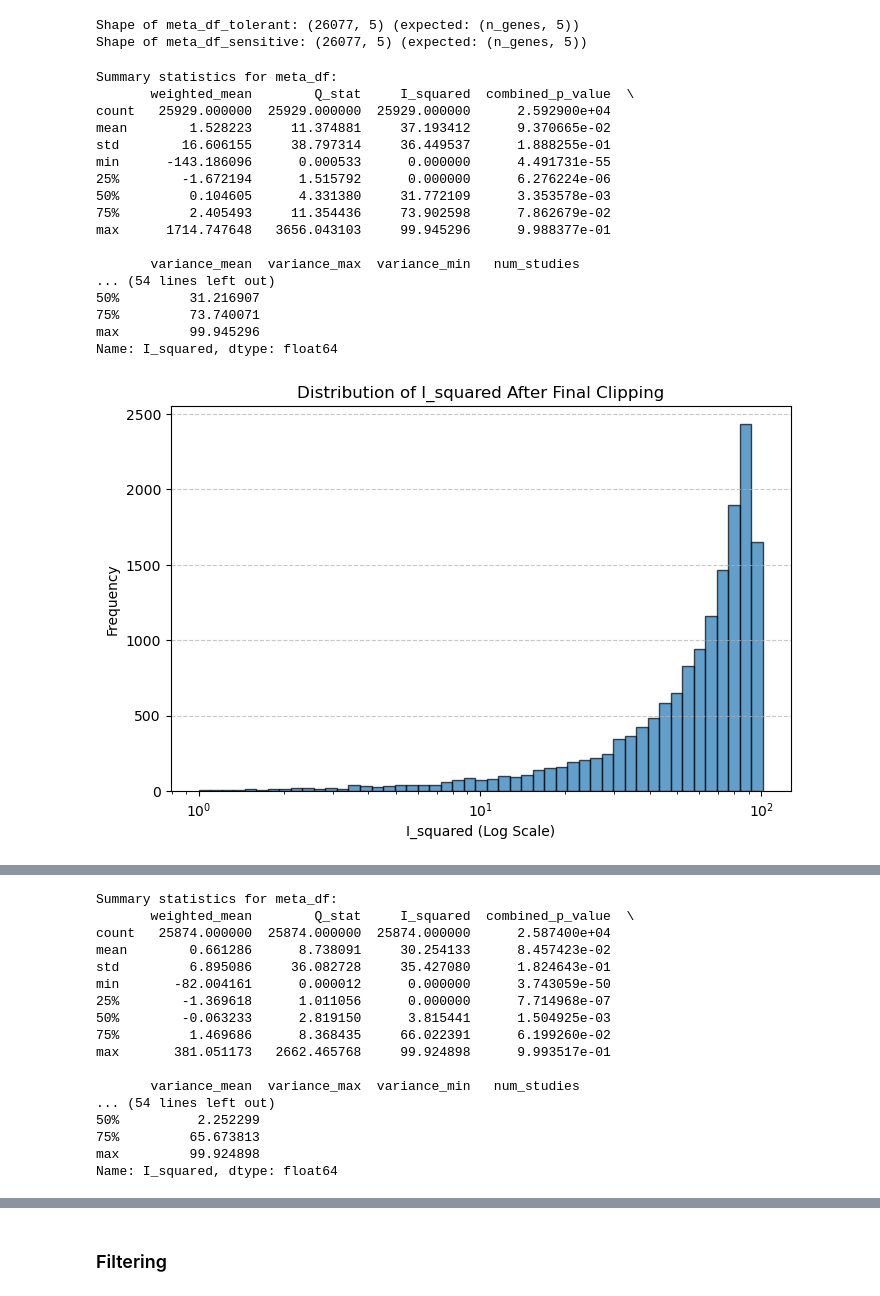
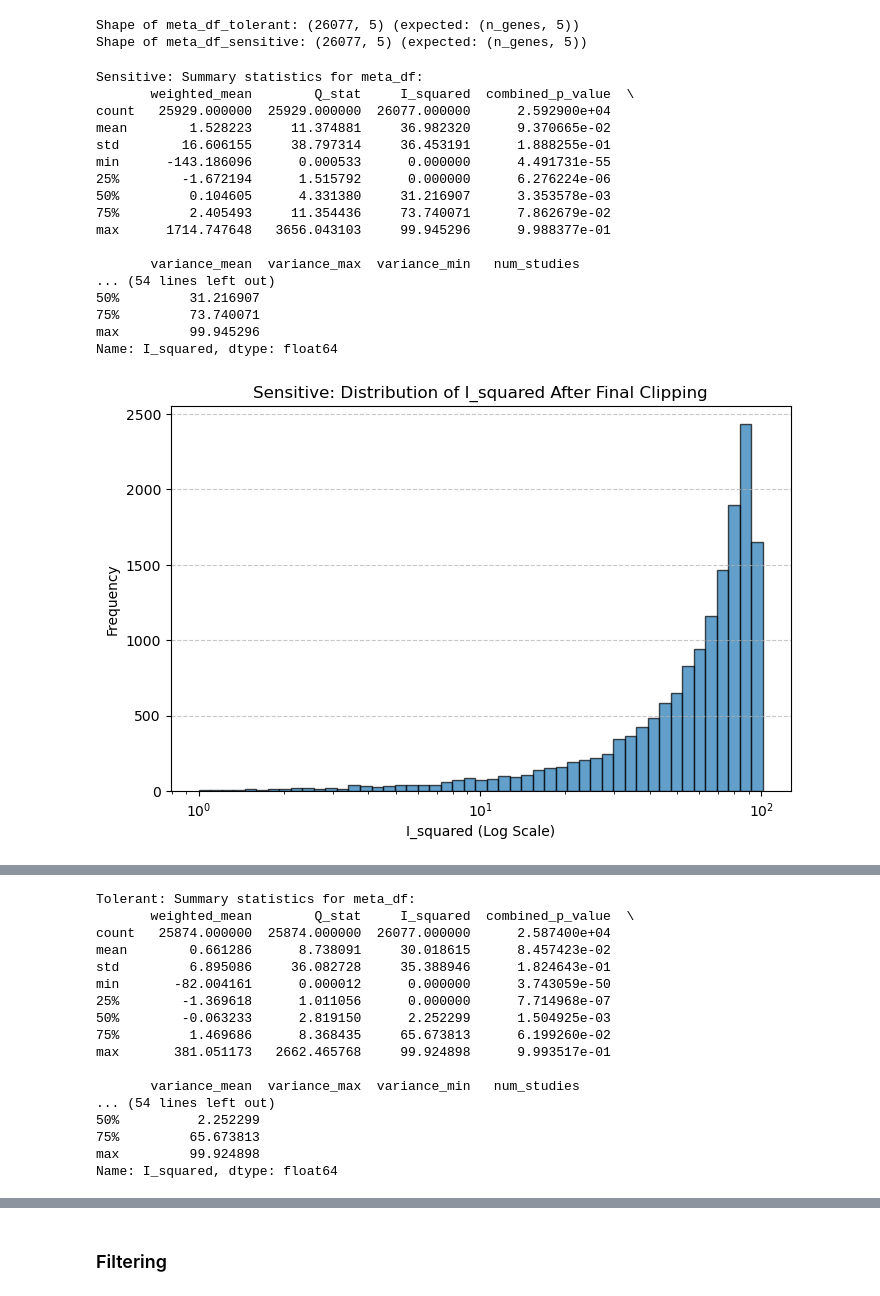
Before and after one commit to Resilience-Biomarkers-for-Aquaculture/Cvirg_Pmarinus_RNAseq, a Jupyter notebook: scripts/treatment_vs_control/treatment_vs_control_4th_try.ipynb, the cells around one changed output, grey strips where cells are left out. Cells and saved outputs as stored; diff of their text form; code cells hidden in the pictures.

```diff
--- a/scripts/treatment_vs_control/treatment_vs_control_4th_try.ipynb
+++ b/scripts/treatment_vs_control/treatment_vs_control_4th_try.ipynb
@@ -378,17 +369,14 @@ print(f"Shape of meta_df_sensitive: {meta_df_sensitive.shape} (expected: (n_gene
 Shape of meta_df_tolerant: (26077, 5) (expected: (n_genes, 5))
 Shape of meta_df_sensitive: (26077, 5) (expected: (n_genes, 5))
 # %%
-for meta_df in (meta_df_sensitive, meta_df_tolerant):
+for label, meta_df in (("Sensitive", meta_df_sensitive), ("Tolerant", meta_df_tolerant)):
     # Expand variances column (which is currently a list per gene)
     meta_df["variance_mean"] = meta_df["variances"].apply(lambda x: np.mean(x) if isinstance(x, (list, np.ndarray)) and len(x) > 0 else np.nan)
     meta_df["variance_max"] = meta_df["variances"].apply(lambda x: np.max(x) if isinstance(x, (list, np.ndarray)) and len(x) > 0 else np.nan)
     meta_df["variance_min"] = meta_df["variances"].apply(lambda x: np.min(x) if isinstance(x, (list, np.ndarray)) and len(x) > 0 else np.nan)
     meta_df["num_studies"] = meta_df["variances"].apply(lambda x: len(x) if isinstance(x, (list, np.ndarray)) else 0)
 
-    # Drop the original list column (optional)
-    # meta_df.drop(columns=["variances"], inplace=True)
-
-    print("Summary statistics for meta_df:")
+    print(f"{label}: Summary statistics for meta_df:")
     print(meta_df.describe())
     print(meta_df.head(5))
 
@@ -397,7 +385,7 @@ for meta_df in (meta_df_sensitive, meta_df_tolerant):
     print("Pre-clip Q_stat summary:\n", meta_df["Q_stat"].describe())
     meta_df["Q_stat"] = np.clip(meta_df["Q_stat"], 0, 1e4)
     # Debugging: Check new minimum variance
-    print("Updated Q_stat summary:\n", meta_df["Q_stat"].describe())
+    print("Clipped Q_stat summary:\n", meta_df["Q_stat"].describe())
 
     # Recompute I_squared using the updated Q_stat
     meta_df["I_squared"] = np.where(
@@ -421,39 +409,39 @@ for meta_df in (meta_df_sensitive, meta_df_tolerant):
     plt.xscale("log")  # Log scale for better visualization
     plt.xlabel("I_squared (Log Scale)")
     plt.ylabel("Frequency")
-    plt.title("Distribution of I_squared After Final Clipping")
+    plt.title(f"{label}: Distribution of I_squared After Final Clipping")
     plt.grid(axis="y", linestyle="--", alpha=0.7)
     plt.show()
 
     import matplotlib.pyplot as plt
     # Drop zero and near-zero values to avoid log issues
     filtered_variances = meta_df["variance_mean"].replace(0, np.nan).dropna()
 
     # Plot histogram with log scale
     plt.figure(figsize=(8, 5))
     plt.hist(filtered_variances, bins=np.logspace(np.log10(filtered_variances.min()), np.log10(filtered_variances.max()), 50), edgecolor="black", alpha=0.7)
     plt.xscale("log")  # Use log scale on x-axis
     plt.xlabel("Mean Variance Across Studies (log scale)")
     plt.ylabel("Frequency")
-    plt.title("Distribution of Variance Across Genes (Log-Scaled)")
+    plt.title(f"{label}: Distribution of Variance Across Genes (Log-Scaled)")
     plt.grid(axis="y", linestyle="--", alpha=0.7)
     plt.show()
 # %% [output]
-Summary statistics for meta_df:
+Sensitive: Summary statistics for meta_df:
        weighted_mean        Q_stat     I_squared  combined_p_value  \
-count   25929.000000  25929.000000  25929.000000      2.592900e+04
-mean        1.528223     11.374881     37.193412      9.370665e-02
-std        16.606155     38.797314     36.449537      1.888255e-01
+count   25929.000000  25929.000000  26077.000000      2.592900e+04
+mean        1.528223     11.374881     36.982320      9.370665e-02
+std        16.606155     38.797314     36.453191      1.888255e-01
 min      -143.186096      0.000533      0.000000      4.491731e-55
 25%        -1.672194      1.515792      0.000000      6.276224e-06
-50%         0.104605      4.331380     31.772109      3.353578e-03
-75%         2.405493     11.354436     73.902598      7.862679e-02
+50%         0.104605      4.331380     31.216907      3.353578e-03
+75%         2.405493     11.354436     73.740071      7.862679e-02
 max      1714.747648   3656.043103     99.945296      9.988377e-01
 
        variance_mean  variance_max  variance_min   num_studies
 ... (54 lines left out)
 50%         31.216907
 75%         73.740071
 max         99.945296
 Name: I_squared, dtype: float64
-[figure, old version]
+[figure, new version]
@@ -461,12 +449,12 @@ Name: I_squared, dtype: float64
-Summary statistics for meta_df:
+Tolerant: Summary statistics for meta_df:
        weighted_mean        Q_stat     I_squared  combined_p_value  \
-count   25874.000000  25874.000000  25874.000000      2.587400e+04
-mean        0.661286      8.738091     30.254133      8.457423e-02
-std         6.895086     36.082728     35.427080      1.824643e-01
+count   25874.000000  25874.000000  26077.000000      2.587400e+04
+mean        0.661286      8.738091     30.018615      8.457423e-02
+std         6.895086     36.082728     35.388946      1.824643e-01
 min       -82.004161      0.000012      0.000000      3.743059e-50
 25%        -1.369618      1.011056      0.000000      7.714968e-07
-50%        -0.063233      2.819150      3.815441      1.504925e-03
-75%         1.469686      8.368435     66.022391      6.199260e-02
+50%        -0.063233      2.819150      2.252299      1.504925e-03
+75%         1.469686      8.368435     65.673813      6.199260e-02
 max       381.051173   2662.465768     99.924898      9.993517e-01
 
        variance_mean  variance_max  variance_min   num_studies
```
Also changed, not shown: parts of 8 cells of this notebook.
